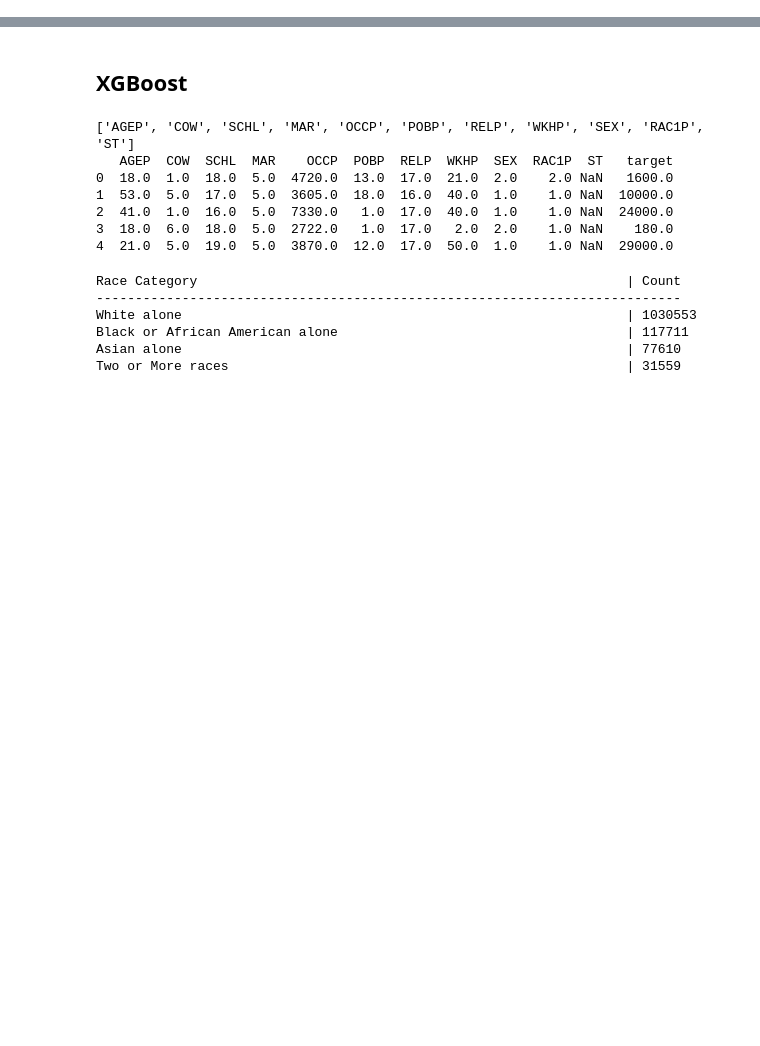
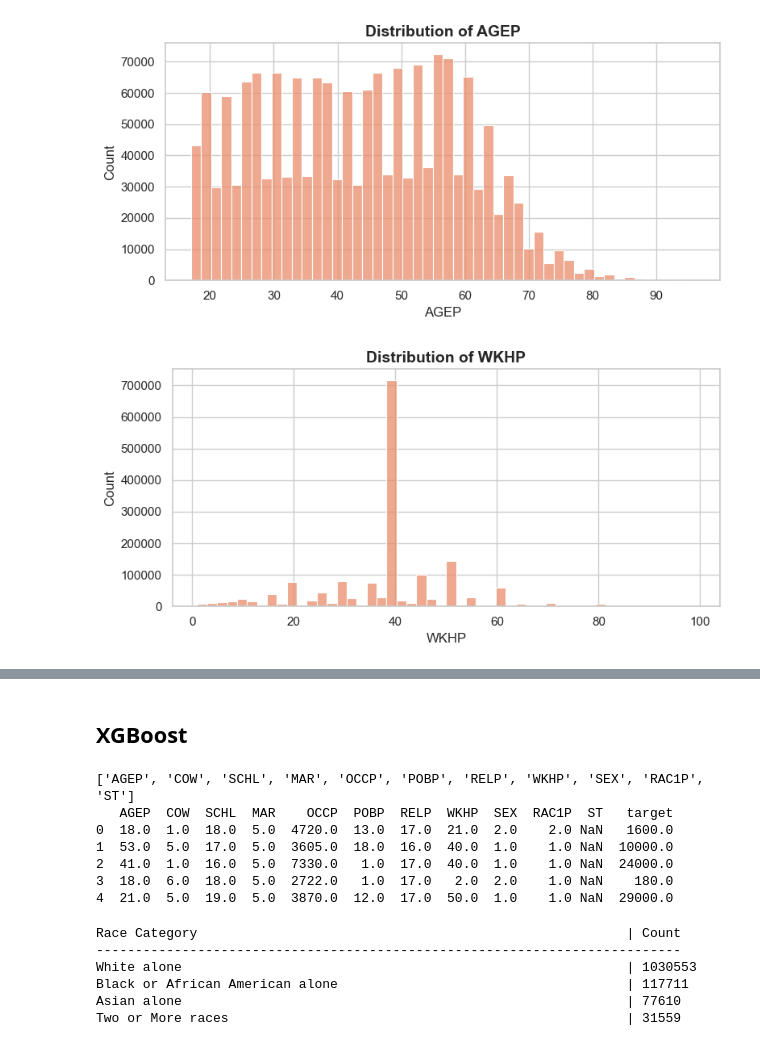
Before and after one commit to antisocialites/HCML, a Jupyter notebook: XGBoost/ACSIncome_xgboost.ipynb, the cells around one changed output, grey strips where cells are left out. Cells and saved outputs as stored; diff of their text form; code cells hidden in the pictures; blank space fills up the shorter version.

```diff
--- a/XGBoost/ACSIncome_xgboost.ipynb
+++ b/XGBoost/ACSIncome_xgboost.ipynb
@@ -26,16 +38,8 @@ data = fetch_acs_income()
 # convert to df
 df = pd.DataFrame(data.data, columns=data.feature_names)
 df['target'] = data.target
-df = df.drop(columns=['ST', 'RELP'], errors='ignore')
-
-# change 'MAR' values -> convert 2–5 to 0 (e.g., not married)
-df['MAR'] = df['MAR'].apply(lambda x: 0 if x in [2, 3, 4, 5] else x)
-
-# filter out individuals younger than 18
-df = df[df['AGEP'] >= 18]
-
-# keep rows where 'WKHP' is between 36 and 60 inclusive
-df = df[(df['WKHP'] >= 30) & (df['WKHP'] <= 60)]
+ # I'm not sure what this feature even is cause I can't  find anything about it in the documenation so I'm leaving it oout for now
+df = df.drop(columns=['ST'], errors='ignore')
 
 print(df.head())
 # %% [output]
@@ -82,0 +83,18 @@ dtype: int64
+# %%
+numeric_cols = ['AGEP', 'WKHP']
+categorical_cols = ['COW', 'SCHL', 'MAR', 'OCCP', 'POBP', 'RELP', 'SEX',  'RAC1P']
+# %%
+
+sns.set_theme(style="whitegrid", palette="flare")
+
+for col in numeric_cols:
+    plt.figure(figsize=(8, 4))
+    sns.histplot(df[col], bins=50, kde=False, color=sns.color_palette("flare")[0])
+    plt.title(f'Distribution of {col}', fontsize=14, weight='bold')
+    plt.xlabel(col)
+    plt.ylabel('Count')
+    plt.tight_layout()
+    plt.show()
+# %% [output]
+[figure, added]
+[figure, added]
```
Also changed, not shown: parts of 28 cells of this notebook.
